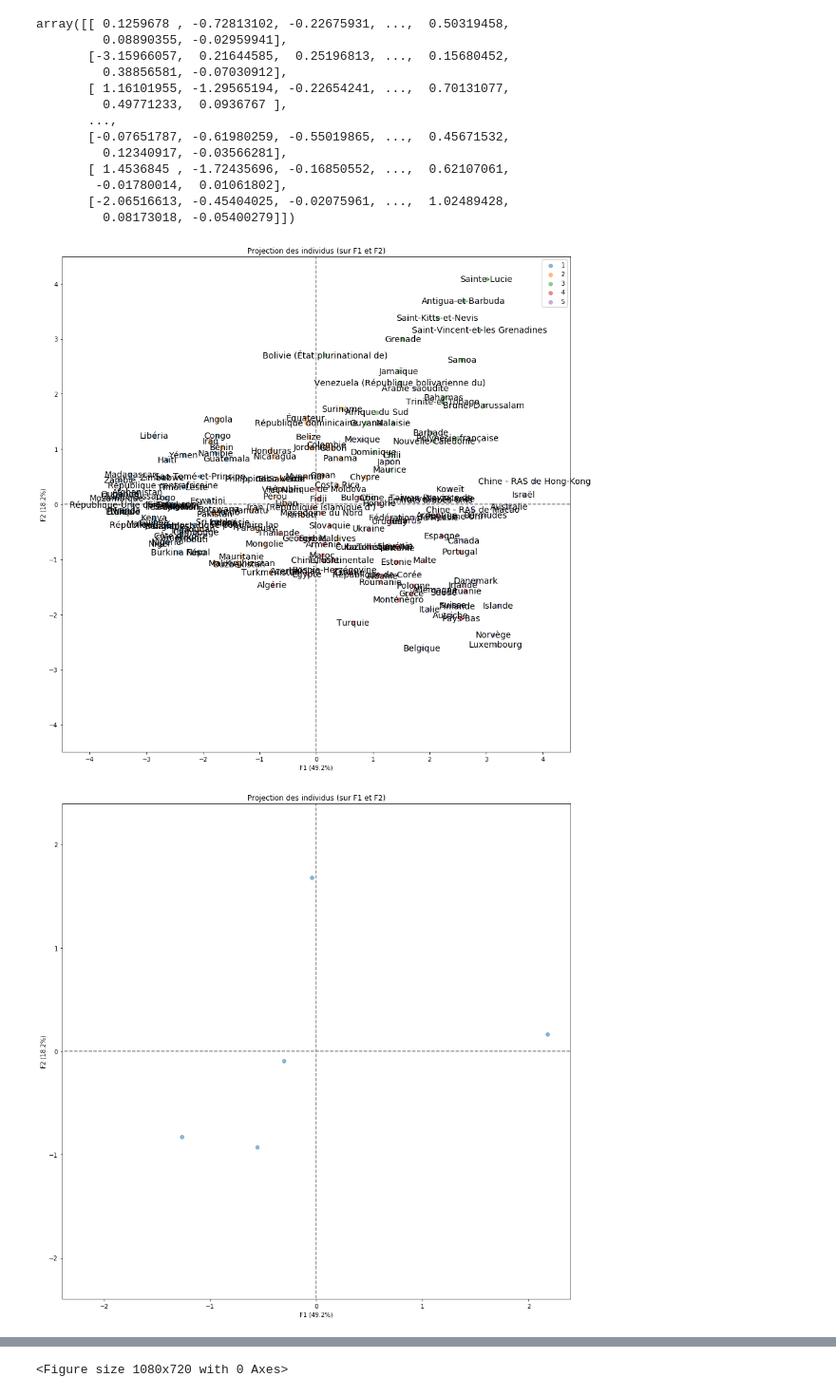
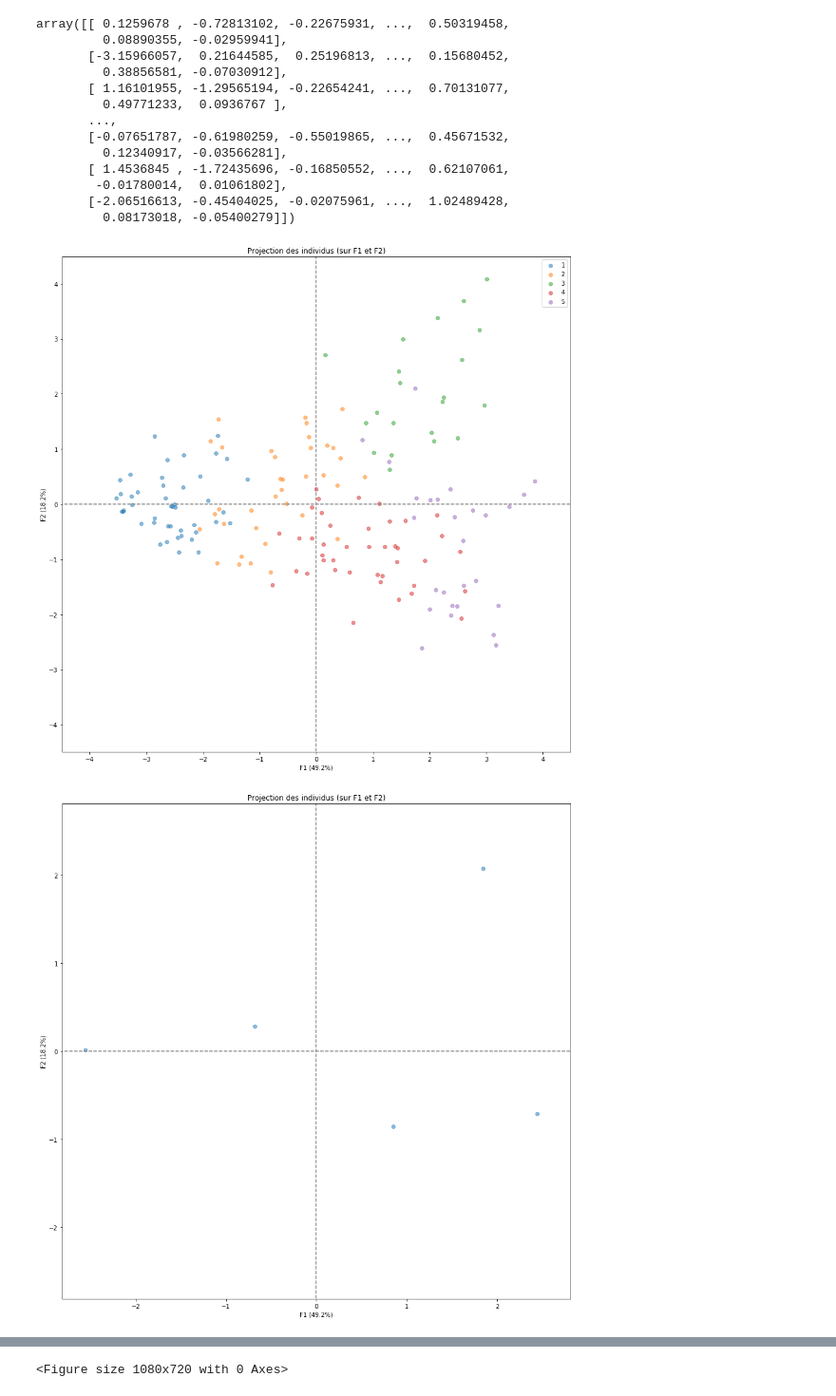
Before and after one commit to Sh4mSh4m/OCR_DA_proj5, a Jupyter notebook: Projet 5 - Etude de marche Loco Pollo.ipynb, the cells around one changed output, grey strips where cells are left out. Shown at 95% size. Cells and saved outputs as stored; diff of their text form; code cells hidden in the pictures.

```diff
--- a/Projet 5 - Etude de marche Loco Pollo.ipynb
+++ b/Projet 5 - Etude de marche Loco Pollo.ipynb
@@ -1243,0 +1226,6 @@ array([[-1.26598351, -0.82548891, -1.38256239, -0.61113296,  2.23618812,
+# %%
+# Reformation d'un dataFrame
+df_acp_scaled = pd.DataFrame(acp_X_scaled)
+df_acp_scaled['country'] = acp_countries_lst
+df_acp_scaled['cluster'] = df_data_4['cluster']
+df_acp_scaled
@@ -1243,0 +1246,4 @@ array([[-1.26598351, -0.82548891, -1.38256239, -0.61113296,  2.23618812,
+# %%
+df_acp_centroids = pd.pivot_table(df_acp_scaled, index='cluster', aggfunc='mean')
+#df_acp_centroids = df_acp_centroids.reset_index()
+df_acp_centroids
@@ -1244,4 +1271,4 @@ array([[-1.26598351, -0.82548891, -1.38256239, -0.61113296,  2.23618812,
 # %%
-centroid_coord_in_pca = pca.transform(df_cluster.values)
-centroid_coord_in_pca
+Centroids_projected = pca.transform(df_acp_centroids.values)
+Centroids_projected
 # %% [output]
@@ -1333,10 +1314,24 @@ array([[ 0.1259678 , -0.72813102, -0.22675931, ...,  0.50319458,
          0.08173018, -0.05400279]])
 # %%
 # Affichage des individus sur le premier plan factoriel
-display_factorial_planes(X_projected, n_comp, pca, [(0,1)], alpha = 0.5,labels=acp_countries_lst, illustrative_var= df_data_4['cluster'])
+display_factorial_planes(
+    X_projected,
+    n_comp,
+    pca,
+    [(0,1)],
+    alpha = 0.5,
+    #labels=acp_countries_lst,
+    illustrative_var= df_data_4['cluster']
+)
 # %% [output]
-[figure, old version]
+[figure, new version]
 # %%
-display_factorial_planes(centroid_projected, n_comp, pca, [(0,1)], alpha = 0.5)
+display_factorial_planes(
+    Centroids_projected,
+    n_comp,
+    pca,
+    [(0,1)],
+    #illustrative_var=df_acp_centroids['cluster'],
+    alpha = 0.5)
 # %% [output]
-[figure, old version]
+[figure, new version]
```
Also changed, not shown: parts of 51 cells of this notebook, 1 other file.
